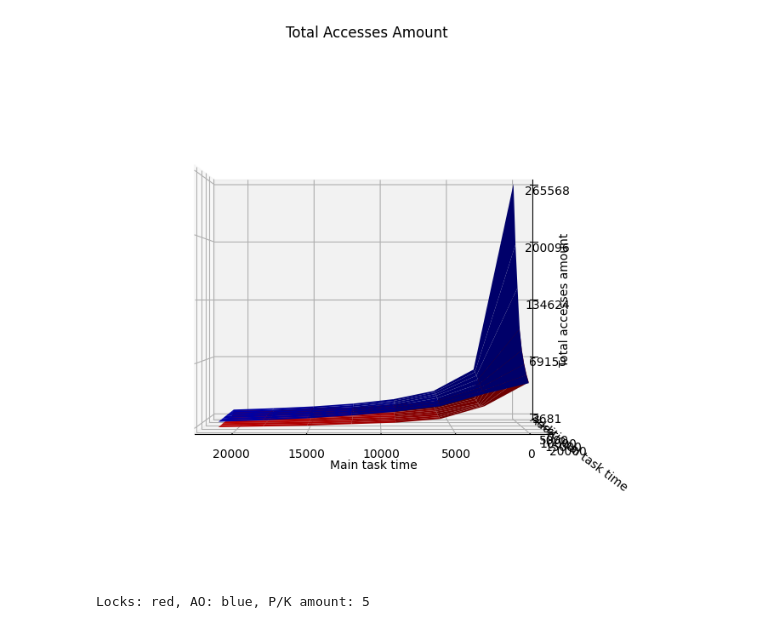
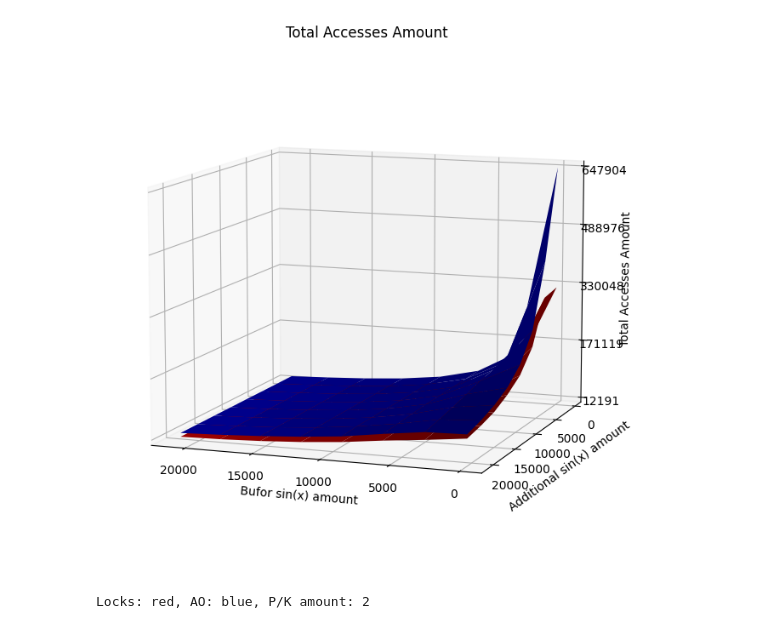
Before and after one commit to rafibz007/TW-labs, a Jupyter notebook: Lab7/doc.ipynb, the cells around one changed output. Saved outputs shown, nothing was run; the diff lists cells and outputs as text; code cells hidden in the pictures.

```diff
--- a/Lab7/doc.ipynb
+++ b/Lab7/doc.ipynb
@@ -60,6 +60,3 @@ df_lc
-# %%
-df_lc.drop(df_lc.loc[(df_lc['main_task_time'] == 100) | (df_lc['additional_task_time'] == 100)].index, inplace=True)
-df_ao.drop(df_ao.loc[(df_ao['main_task_time'] == 100) | (df_ao['additional_task_time'] == 100)].index, inplace=True)
 # %%
 import matplotlib.pyplot as plt
 from matplotlib.ticker import LinearLocator
@@ -106,12 +103,6 @@ def draw_plot(df_lc,
     Z = np.array(Z)
     X,Y = np.meshgrid(X, Y)
 
-    colortuple = ('o', 'r')
-    colors = np.empty(X.shape, dtype=str)
-    for y in range(ylen):
-        for x in range(xlen):
-            colors[y, x] = colortuple[(x + y) % len(colortuple)]
-
     # Plot data
     locks = ax.plot_surface(X, Y, Z, color="red", label="locks")
 
@@ -155,16 +162,16 @@ Locks: red, AO: blue, P/K amount: 5
 # %%
 draw_plot(df_lc,
           df_ao,
           "Locks",
           "AO",
-          5,
+          2,
           "Total Accesses Amount",
-          "Main task time",
-          "Additional task time",
-          "Total accesses amount",
+          "Bufor sin(x) amount",
+          "Additional sin(x) amount",
+          "Total Accesses Amount",
           "accesses_amount",
-         0,90)
-print(f"Locks: red, AO: blue, P/K amount: 5")
+         10,110)
+print(f"Locks: red, AO: blue, P/K amount: 2")
 # %% [output]
-[figure, old version]
+[figure, new version]
-Locks: red, AO: blue, P/K amount: 5
+Locks: red, AO: blue, P/K amount: 2
```
Also changed, not shown: parts of 8 cells of this notebook, 1 other file.
